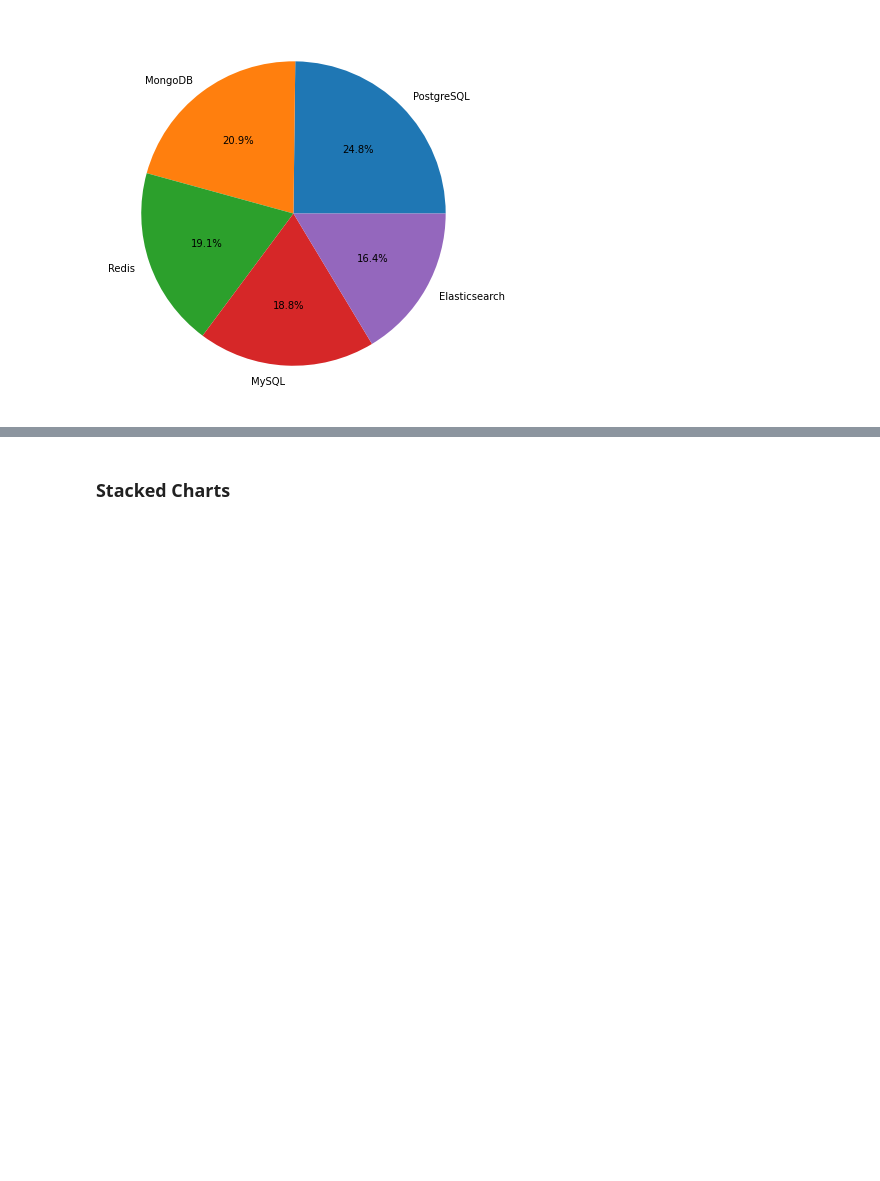
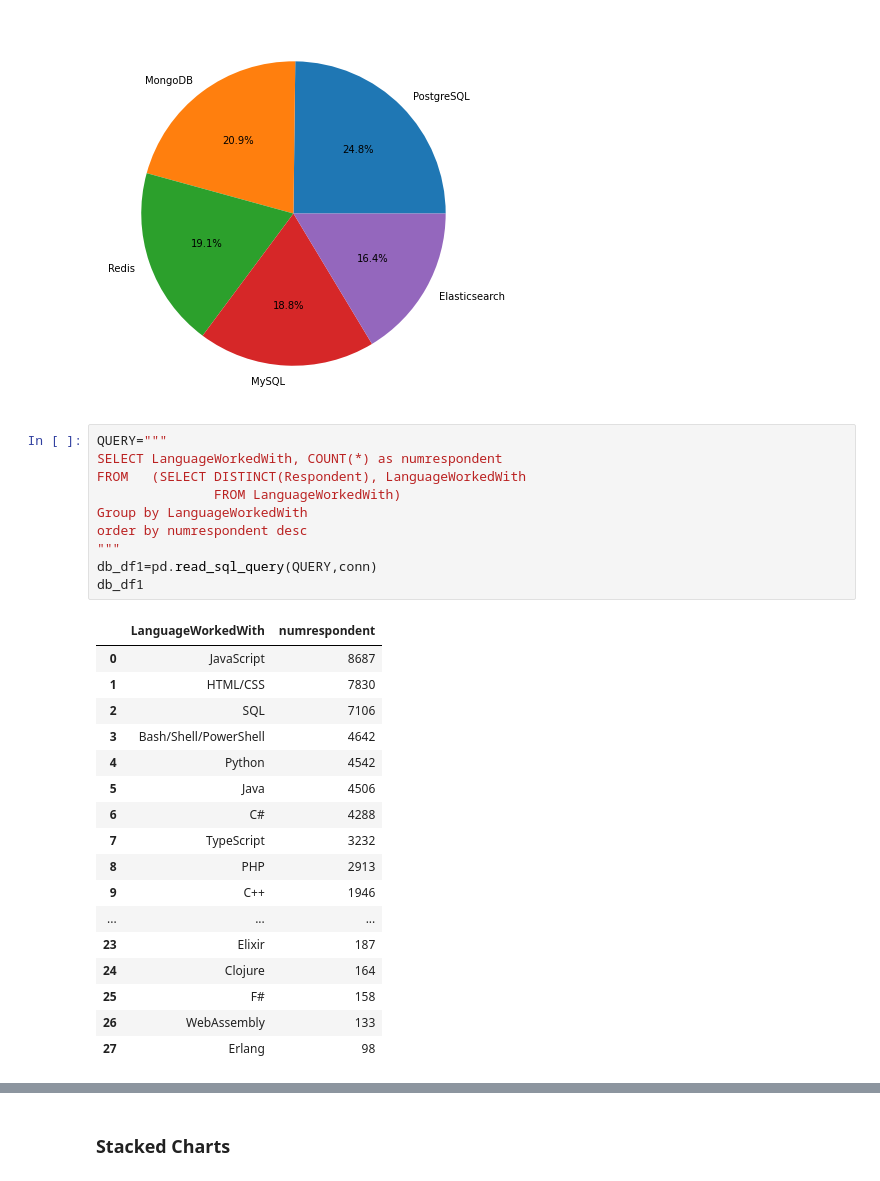
Before and after one commit to PriyaMurali/Data-Analysis, a Jupyter notebook: M4DataVisualization_lab.ipynb, the cells around one changed output, grey strips where cells are left out. Drawn from its saved outputs; the diff is of its cells as text; blank space fills up the shorter version.

```diff
--- a/M4DataVisualization_lab.ipynb
+++ b/M4DataVisualization_lab.ipynb
@@ -252,3 +252,31 @@ plt.pie(db_df['Count'],labels=db_df['DatabaseDesireNextYear'], autopct='%1.1f%%'
 plt.show()
 # %% [output]
 [figure]
+# %%
+QUERY="""
+SELECT LanguageWorkedWith, COUNT(*) as numrespondent
+FROM   (SELECT DISTINCT(Respondent), LanguageWorkedWith
+               FROM LanguageWorkedWith)
+Group by LanguageWorkedWith
+order by numrespondent desc
+"""
+db_df1=pd.read_sql_query(QUERY,conn)
+db_df1
+# %% [output]
+|  | LanguageWorkedWith | numrespondent |
+| 0 | JavaScript | 8687 |
+| 1 | HTML/CSS | 7830 |
+| 2 | SQL | 7106 |
+| 3 | Bash/Shell/PowerShell | 4642 |
+| 4 | Python | 4542 |
+| 5 | Java | 4506 |
+| 6 | C# | 4288 |
+| 7 | TypeScript | 3232 |
+| 8 | PHP | 2913 |
+| 9 | C++ | 1946 |
+| ... | ... | ... |
+| 23 | Elixir | 187 |
+| 24 | Clojure | 164 |
+| 25 | F# | 158 |
+| 26 | WebAssembly | 133 |
+| 27 | Erlang | 98 |
```
Also changed, not shown: parts of 1 cell of this notebook.
